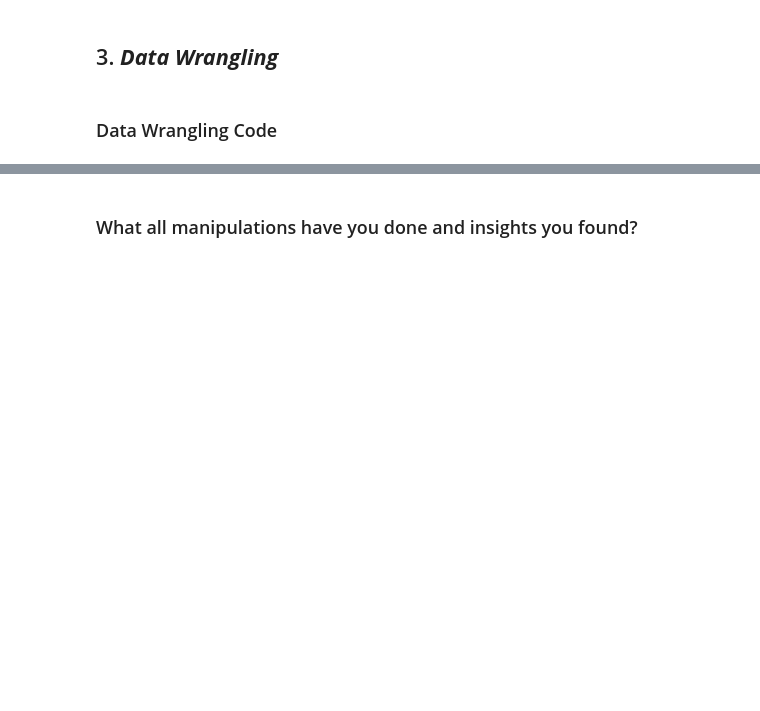
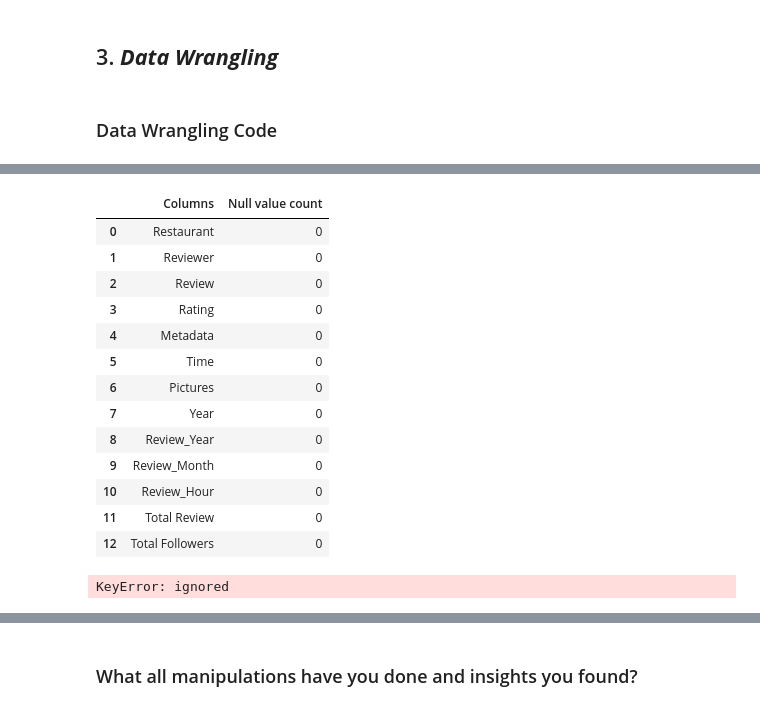
Before and after one commit to apurva-shrivastava/Zomato-Restaurant-Clustering-and-Sentiment-Analysis, a Jupyter notebook: Apurva_Zomato_Restaurant_Clustering_and_Sentiment_Analysis.ipynb, the cells around one changed output, grey strips where cells are left out. Drawn from its saved outputs; the diff is of its cells as text; code cells hidden in the pictures; blank space fills up the shorter version.

Commit message:
We did Data Wrangling , i.e. made code analysis ready, by null value imputation , removing duplicates ,  merging both datasets and creating certain new features.

```diff
--- a/Apurva_Zomato_Restaurant_Clustering_and_Sentiment_Analysis.ipynb
+++ b/Apurva_Zomato_Restaurant_Clustering_and_Sentiment_Analysis.ipynb
@@ -558,0 +599,33 @@ hotels.nunique().sort_values(ascending=False).reset_index().rename(columns={'ind
+# %%
+#We are Extracting Total Review and Total Followers for every Reviewer	from Metadata Column.
+reviews_['Total Review'],reviews_['Total Followers']=reviews_['Metadata'].str.split(',').str
+reviews_['Total Review'] = pd.to_numeric(reviews_['Total Review'].str.split(' ').str[0])
+reviews_['Total Followers'] = pd.to_numeric(reviews_['Total Followers'].str.split(' ').str[1])
+# %%
+#Filling null values in 'Total Followers' column with zero and in 'Review' column with 'NA'.
+reviews_.fillna({'Review':'NA','Total Followers':0},inplace=True)
+# %%
+#we'll go ahead and drop 'Reviewer' column , since all values corresponding to this column are null in dataset
+reviews_[reviews_['Reviewer'].isnull()]
+reviews_ = reviews_.dropna(subset=['Reviewer'])
+# %%
+#dropping null values
+reviews_ = reviews_.dropna(subset=['Reviewer'])
+# %%
+#We successfully removed null values from Reviews of restaurant Dataset.
+reviews_.isna().sum().sort_values(ascending=False).reset_index().rename(columns={'index':"Columns",0:"Null value count"})
+# %% [output]
+|  | Columns | Null value count |
+| 0 | Restaurant | 0 |
+| 1 | Reviewer | 0 |
+| 2 | Review | 0 |
+| 3 | Rating | 0 |
+| 4 | Metadata | 0 |
+| 5 | Time | 0 |
+| 6 | Pictures | 0 |
+| 7 | Year | 0 |
+| 8 | Review_Year | 0 |
+| 9 | Review_Month | 0 |
+| 10 | Review_Hour | 0 |
+| 11 | Total Review | 0 |
+| 12 | Total Followers | 0 |
@@ -558,0 +640,10 @@ hotels.nunique().sort_values(ascending=False).reset_index().rename(columns={'ind
+# %%
+#checking null values in Collections
+missing_percentage = ((hotels_['Collections'].isnull().sum())/(len(hotels_['Collections'])))*100
+print(f'Percentage of missing value in Collections is {round(missing_percentage, 2)}%')
+
+
+#dropping collection column since has more than 50% of null values
+hotels_.drop('Collections', axis = 1, inplace = True)
+# %% [output]
+KeyError: ignored
```
Also changed, not shown: parts of 13 cells of this notebook.
